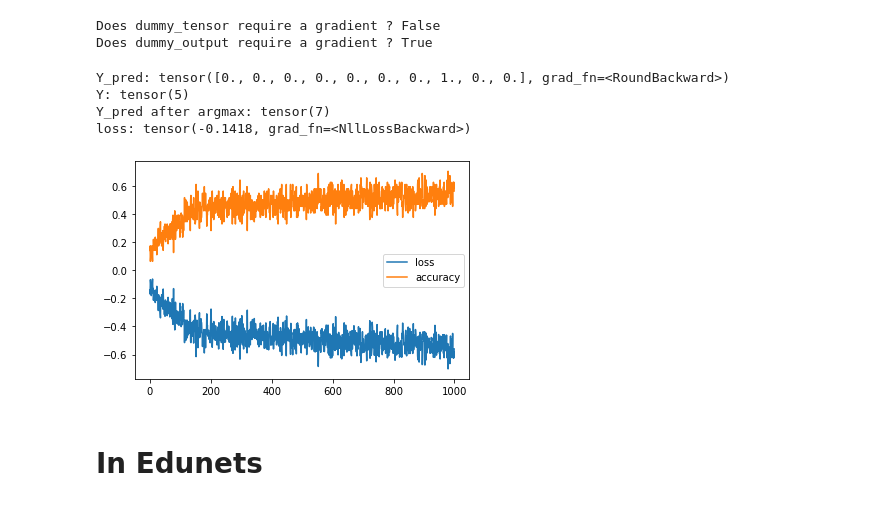
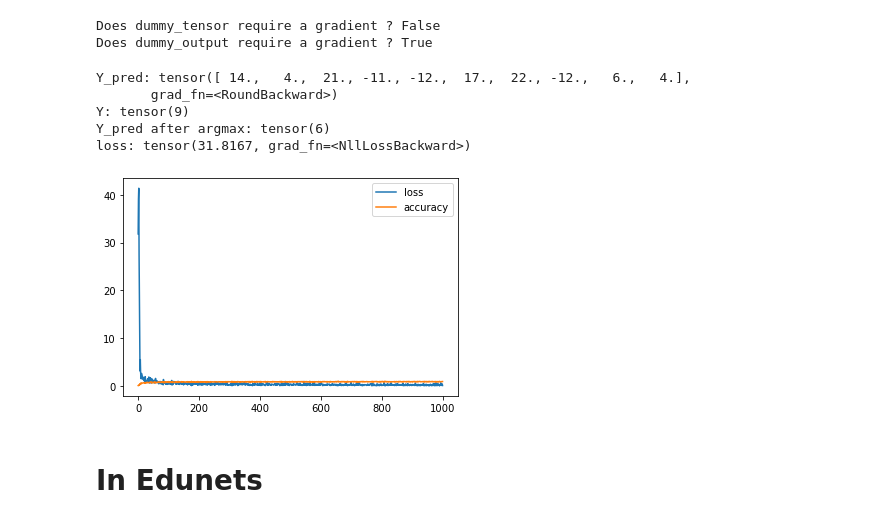
Before and after one commit to goncalogiga/edunets, a Jupyter notebook: demos.ipynb, the cells around one changed output. Drawn from its saved outputs; the diff is of its cells as text; code cells hidden in the pictures.

Commit message:
Added first loss function (CrossEntropyLoss); still need to fix zero divisions and gradients equal to nan

```diff
--- a/demos.ipynb
+++ b/demos.ipynb
@@ -49,7 +48,7 @@ class TorchNet(nn.Module):
         x = self.l1(x) # first layer
         x = F.relu(x)  # activation function
         x = self.l2(x) # secound layer: down to 10 outputs
-        x = self.sm(x) # softmax
+        #x = self.sm(x) # softmax
         return x
 
 dummy_tensor = torch.Tensor([X_train[0].reshape(28*28)])
@@ -64,10 +63,11 @@ Does dummy_output require a gradient ? True
 
 nn_NLLLoss = nn.NLLLoss(reduction="mean")
 nn_MSELoss = nn.MSELoss(reduction="mean")
+nn_CrossEntropyLoss = nn.CrossEntropyLoss(reduction="mean")
 
 def NLLLoss(Y_pred, Y):
     """
-    works well
+    works well (with a final LogSoftmax layer !)
     """
     loss = nn_NLLLoss(Y_pred, Y)
     accuracy = (torch.argmax(Y_pred, dim=1) == Y).float().mean().item()
@@ -87,13 +87,22 @@ def MSELoss(Y_pred, Y):
     accuracy = (torch.argmax(Y_pred, dim=1) == Y).float().mean().item()
 
     return loss, accuracy
+
+def CrossEntropyLoss(Y_pred, Y):
+    """
+    works well
+    """
+    loss = nn_CrossEntropyLoss(Y_pred, Y)
+    accuracy = (torch.argmax(Y_pred, dim=1) == Y).float().mean().item()
+
+    return loss, accuracy
 # %%
 # Pytorch Training
 
 model = TorchNet()
 
 # Loss function defined above
-loss_fn = NLLLoss
+loss_fn = CrossEntropyLoss
 
 # Stocastic gradient descent
 optimizer = torch.optim.SGD(model.parameters(), lr=0.001, momentum=0)
@@ -120,38 +129,39 @@ for i in (t := trange(epochs)):
     # to compare Y_pred with Y
     if i == 0:
         print("Y_pred:", Y_pred[0].round())
         print("Y:", Y[0])
         print("Y_pred after argmax:", torch.argmax(Y_pred, dim=1)[0])
 
     loss, accuracy = loss_fn(Y_pred, Y)
 
     if i == 0:
         print("loss:", loss)
 
     # Backpropagation
     loss.backward()
 
     # Updating weights
     optimizer.step()
 
     # Reset weights for next epoch
     model.zero_grad()
 
     loss = loss.item()
     losses.append(loss)
     accuracies.append(accuracy)
     t.set_description("loss %.2f accuracy %.2f" % (loss, accuracy))
 
 plt.plot(losses, label="loss")
 plt.plot(accuracies, label="accuracy")
 plt.legend()
 plt.show()
 # %% [output]
-Y_pred: tensor([0., 0., 0., 0., 0., 0., 0., 1., 0., 0.], grad_fn=<RoundBackward>)
-Y: tensor(5)
-Y_pred after argmax: tensor(7)
-loss: tensor(-0.1418, grad_fn=<NllLossBackward>)
+Y_pred: tensor([ 14.,   4.,  21., -11., -12.,  17.,  22., -12.,   6.,   4.],
+       grad_fn=<RoundBackward>)
+Y: tensor(9)
+Y_pred after argmax: tensor(6)
+loss: tensor(31.8167, grad_fn=<NllLossBackward>)
-[figure, old version]
+[figure, new version]
 # %% [markdown]
 # In Edunets
 # %%
```
Also changed, not shown: parts of 4 cells of this notebook, 3 other files.
